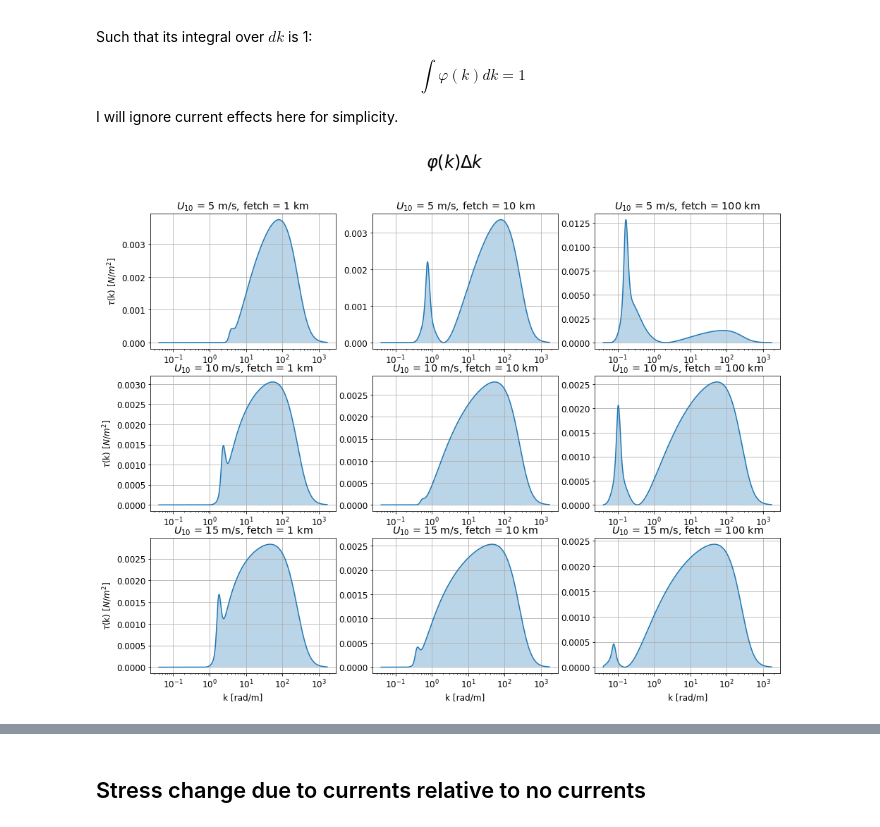
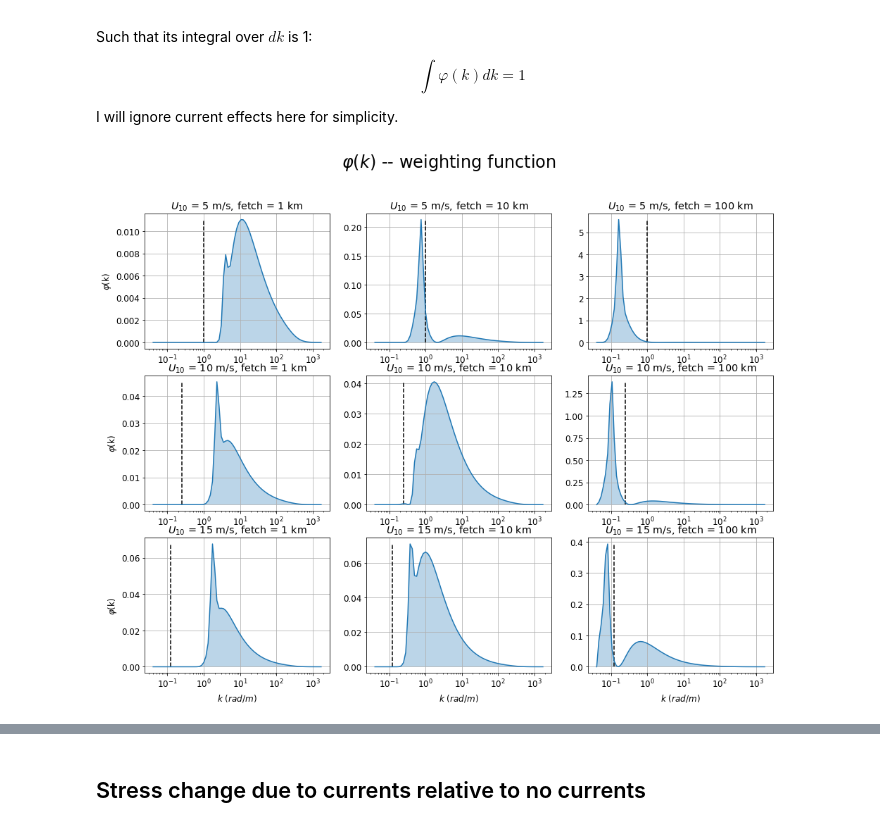
Before and after one commit to sustain-lab/stress-current-interactions, a Jupyter notebook: jonswap.ipynb, the cells around one changed output, grey strips where cells are left out. Drawn from its saved outputs; the diff is of its cells as text; code cells hidden in the pictures.

Commit message:
update weighting function plots

```diff
--- a/jonswap.ipynb
+++ b/jonswap.ipynb
@@ -105,7 +107,7 @@ for n, U10 in enumerate([5, 10, 15]):
         ax.set_title(r'$U_{10}$ = %i m/s' % U10 + ', fetch = %i km' % (fetch // 1000))
         Ff = jonswap(f, U10, fetch)
         Fk = Ff * Cg / (2 * np.pi)
-        ax.loglog(k[1:], Fk[1:])
+        ax.loglog(k[1:], Fk[1:], marker='.')
         ax.set_ylim(1e-18, 1e2)
         ax.grid()
         if n == 2: ax.set_xlabel('k [rad/m]')
@@ -243,10 +245,10 @@ for n, U10 in enumerate([5, 10, 15]):
         for ncol, current in enumerate([0, -1, 1]):
             Sin = wind_input(U_lambda_half, f, k, Cp, current=current)
             tau = rhow * grav_accel * Sin / Cp * Fk
-            ax.loglog(k, tau, label=labels[ncol])
+            ax.semilogx(k, tau, label=labels[ncol])
         ax.grid()
-        ax.set_ylim(1e-12, 1e0)
+        #ax.set_ylim(1e-12, 1e0)
         if n == 2: ax.set_xlabel('k [rad/m]')
         if m == 0: ax.set_ylabel(r'$\tau$(k) [$N/m^2 m$]')
-        if n == 1 and m == 1: plt.legend(loc='lower right')
+        if n == 1 and m == 1: plt.legend(loc='upper right')
 # %% [output]
@@ -254,23 +255,0 @@ for n, U10 in enumerate([5, 10, 15]):
-# %%
-colors = ['tab:blue', 'tab:orange', 'tab:green']
-labels = ['No currents', '-1 m/s (opposing)', '1 m/s (following)']
-fig = plt.figure(figsize=(16, 12))
-fig.suptitle(r'$\tau(k) = \rho_w g \dfrac{S_{in}}{c_p} F dk$ [$N m^{-2}$]', fontsize=24)
-for n, U10 in enumerate([5, 10, 15]):
-    for m, fetch in enumerate([1e3, 1e4, 1e5]):
-        ax = plt.subplot2grid((3, 3), (n, m))
-        ax.set_title(r'$U_{10}$ = %i m/s' % U10 + ', fetch = %i km' % (fetch // 1000))
-        F = jonswap(f, U10, fetch)
-        Fk = wavenumber_spectrum(f, F, water_depth)
-
-        U_lambda_half = effective_wind_speed(U10, wavelength / 2)
-
-        for ncol, current in enumerate([0, -1, 1]):
-            Sin = wind_input(U_lambda_half, f, k, Cp, current=current)
-            tau = rhow * grav_accel * Sin / Cp * Fk * dk
-            ax.semilogx(k, tau, label=labels[ncol])
-        ax.grid()
-        #ax.set_ylim(1e-12, 1e0)
-        if n == 2: ax.set_xlabel('k [rad/m]')
-        if m == 0: ax.set_ylabel(r'$\tau$(k) [$N/m^2$]')
-        if n == 1 and m == 1: plt.legend(loc='lower right')
@@ -322,24 +299,28 @@ $$
 I will ignore current effects here for simplicity.
 # %%
 fig = plt.figure(figsize=(16, 12))
-fig.suptitle(r'$\varphi(k) \Delta k$', fontsize=24)
+fig.suptitle(r'$\varphi(k)$ -- weighting function', fontsize=24)
 for n, U10 in enumerate([5, 10, 15]):
     for m, fetch in enumerate([1e3, 1e4, 1e5]):
         ax = plt.subplot2grid((3, 3), (n, m))
         ax.set_title(r'$U_{10}$ = %i m/s' % U10 + ', fetch = %i km' % (fetch // 1000))
         F = jonswap(f, U10, fetch)
         Fk = wavenumber_spectrum(f, F, water_depth)
 
         U_lambda_half = effective_wind_speed(U10, wavelength / 2)
 
         Sin = wind_input(U_lambda_half, f, k, Cp, current=current)
         tau_k = np.abs(rhow * grav_accel * Sin / Cp * Fk)
         tau_0 = np.sum(tau_k * dk)
 
-        ax.semilogx(k, tau_k / tau_0 * dk)
-        ax.fill_between(k, tau_k / tau_0 * dk, alpha=0.3)
+        k0 = k[np.argmin((U_lambda_half - Cp)**2)]
+        tau_max = np.nanmax(tau_k / tau_0)
+        plt.plot([k0, k0], [0, tau_max], 'k--')
+
+        ax.semilogx(k, tau_k / tau_0)
+        ax.fill_between(k, tau_k / tau_0, alpha=0.3)
         ax.grid()
-        if n == 2: ax.set_xlabel('k [rad/m]')
-        if m == 0: ax.set_ylabel(r'$\tau$(k) [$N/m^2$]')
+        if n == 2: ax.set_xlabel(r'$k\ (rad/m)$')
+        if m == 0: ax.set_ylabel(r'$\varphi$(k)')
 # %% [output]
-[figure, old version]
+[figure, new version]
```
Also changed, not shown: parts of 10 cells of this notebook.
